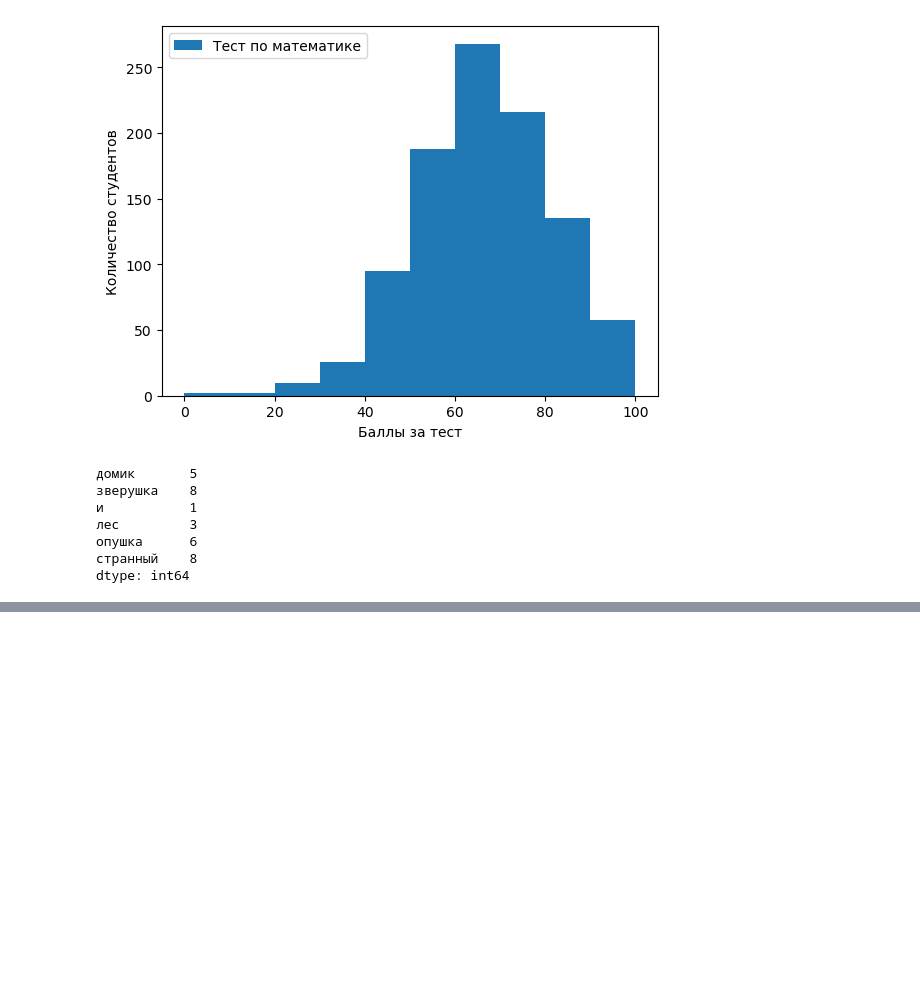
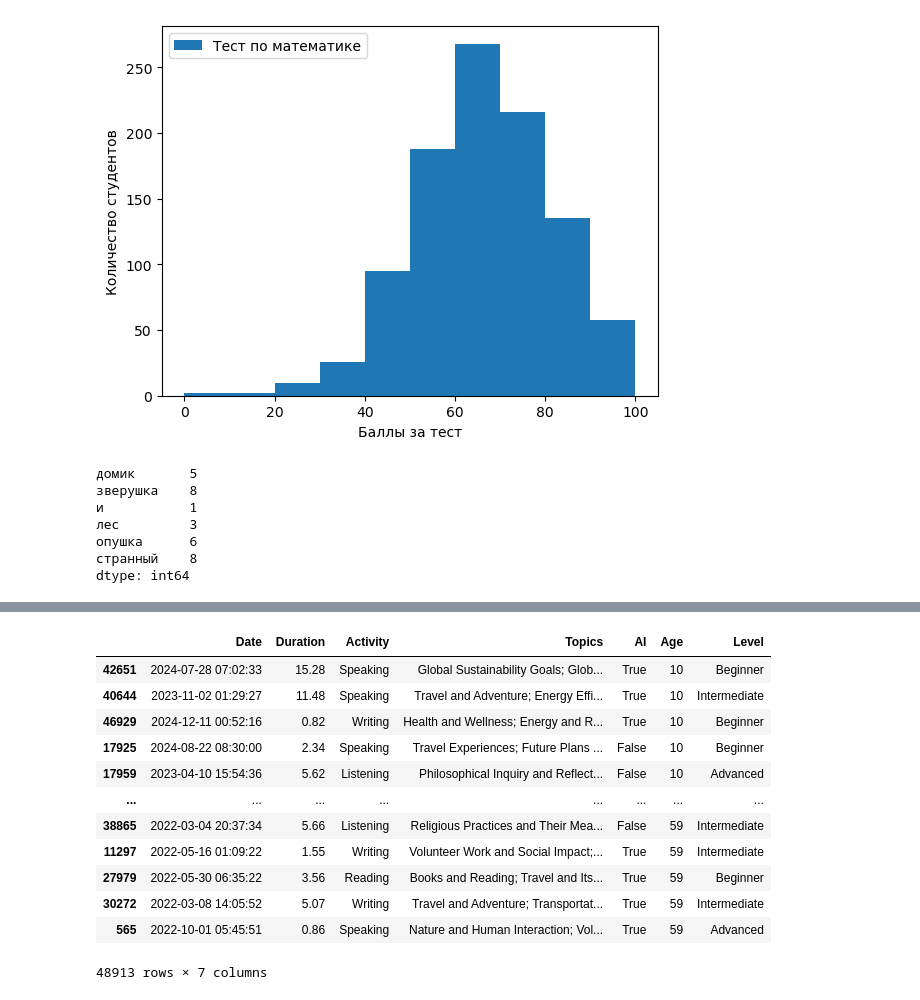
Before and after one commit to Nick2287/SnowFlake, a Jupyter notebook: Python_Analysis/Pandas_Lib.ipynb, the cells around one changed output, grey strips where cells are left out. Saved outputs shown, nothing was run; the diff lists cells and outputs as text; code cells hidden in the pictures; blank space fills up the shorter version.

```diff
--- a/Python_Analysis/Pandas_Lib.ipynb
+++ b/Python_Analysis/Pandas_Lib.ipynb
@@ -303,0 +429,18 @@ dtype: int64
+# %%
+df.sort_values('Age', ascending=True)
+
+# сортировка данных по убыванию/возрастанию
+# %% [output]
+|  | Date | Duration | Activity | Topics | AI | Age | Level |
+| 42651 | 2024-07-28 07:02:33 | 15.28 | Speaking | Global Sustainability Goals; Glob... | True | 10 | Beginner |
+| 40644 | 2023-11-02 01:29:27 | 11.48 | Speaking | Travel and Adventure; Energy Effi... | True | 10 | Intermediate |
+| 46929 | 2024-12-11 00:52:16 | 0.82 | Writing | Health and Wellness; Energy and R... | True | 10 | Beginner |
+| 17925 | 2024-08-22 08:30:00 | 2.34 | Speaking | Travel Experiences; Future Plans ... | False | 10 | Beginner |
+| 17959 | 2023-04-10 15:54:36 | 5.62 | Listening | Philosophical Inquiry and Reflect... | False | 10 | Advanced |
+| ... | ... | ... | ... | ... | ... | ... | ... |
+| 38865 | 2022-03-04 20:37:34 | 5.66 | Listening | Religious Practices and Their Mea... | False | 59 | Intermediate |
+| 11297 | 2022-05-16 01:09:22 | 1.55 | Writing | Volunteer Work and Social Impact;... | True | 59 | Intermediate |
+| 27979 | 2022-05-30 06:35:22 | 3.56 | Reading | Books and Reading; Travel and Its... | True | 59 | Beginner |
+| 30272 | 2022-03-08 14:05:52 | 5.07 | Writing | Travel and Adventure; Transportat... | True | 59 | Intermediate |
+| 565 | 2022-10-01 05:45:51 | 0.86 | Speaking | Nature and Human Interaction; Vol... | True | 59 | Advanced |
+48913 rows × 7 columns
```
Also changed, not shown: parts of 22 cells of this notebook, 2 other files.
